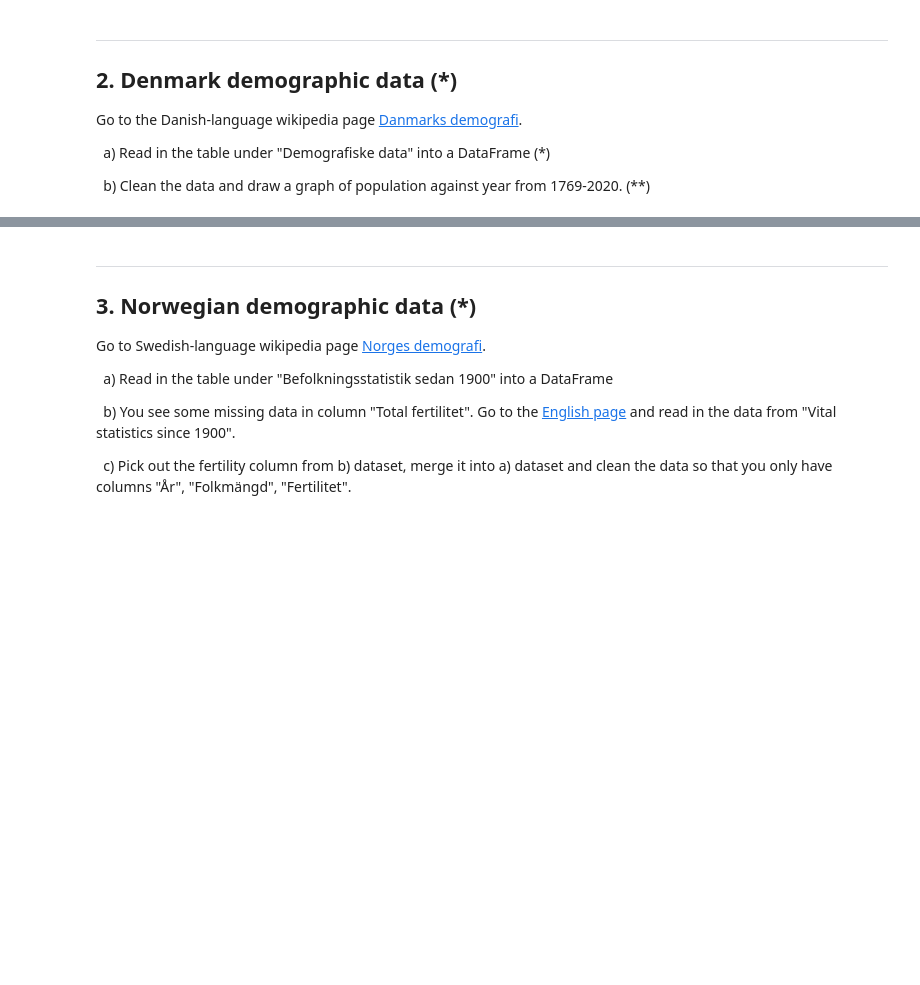
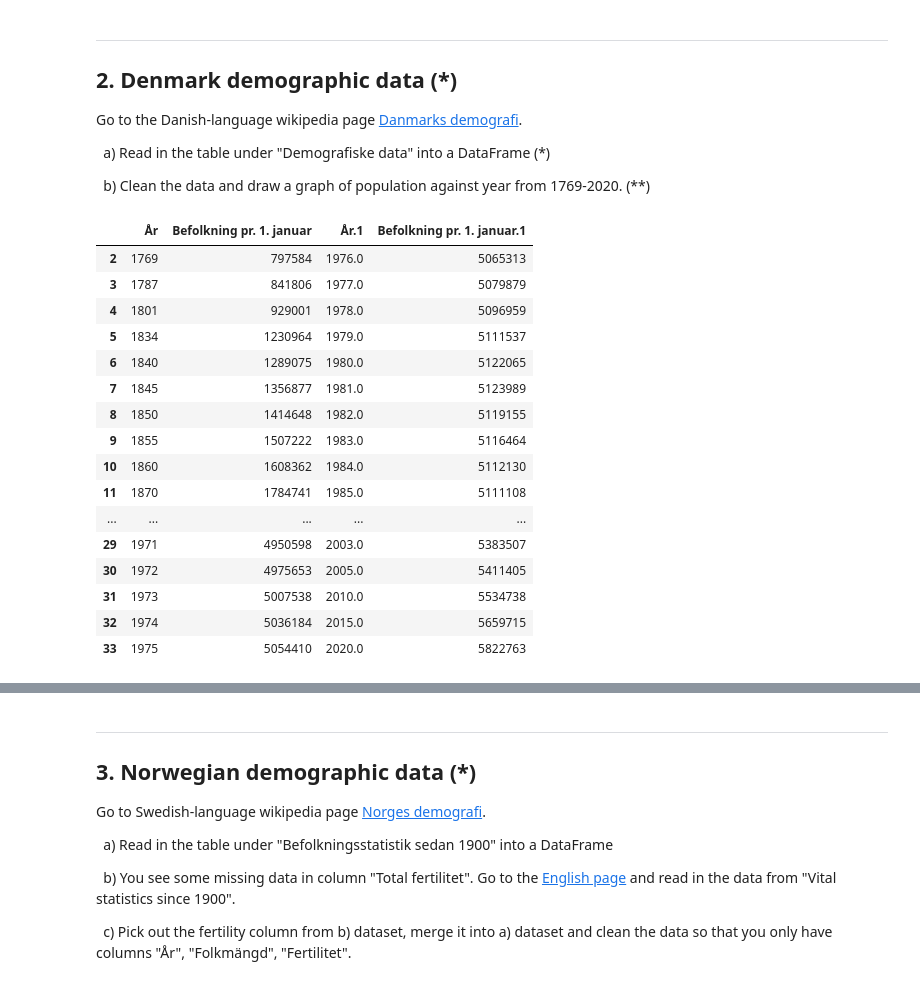
Before and after one commit to yuna-liu/Databehandling-Yuna-Liu, a Jupyter notebook: Exercises/E02_merging.ipynb, the cells around one changed output, grey strips where cells are left out. Cells and saved outputs as stored; diff of their text form; code cells hidden in the pictures; blank space fills up the shorter version.

Commit message:
data use comma and point as thousands seperator

```diff
--- a/Exercises/E02_merging.ipynb
+++ b/Exercises/E02_merging.ipynb
@@ -229,3 +229,25 @@ Go to the Danish-language wikipedia page [Danmarks demografi](https://da.wikiped
 &nbsp; a) Read in the table under "Demografiske data" into a DataFrame (*)
 
 &nbsp; b) Clean the data and draw a graph of population against year from 1769-2020. (**)
+# %%
+table = pd.read_html("https://da.wikipedia.org/wiki/Danmarks_demografi", match="År", thousands="." )[0]
+table = table.iloc[2:]
+table
+# %% [output]
+|  | År | Befolkning pr. 1. januar | År.1 | Befolkning pr. 1. januar.1 |
+| 2 | 1769 | 797584 | 1976.0 | 5065313 |
+| 3 | 1787 | 841806 | 1977.0 | 5079879 |
+| 4 | 1801 | 929001 | 1978.0 | 5096959 |
+| 5 | 1834 | 1230964 | 1979.0 | 5111537 |
+| 6 | 1840 | 1289075 | 1980.0 | 5122065 |
+| 7 | 1845 | 1356877 | 1981.0 | 5123989 |
+| 8 | 1850 | 1414648 | 1982.0 | 5119155 |
+| 9 | 1855 | 1507222 | 1983.0 | 5116464 |
+| 10 | 1860 | 1608362 | 1984.0 | 5112130 |
+| 11 | 1870 | 1784741 | 1985.0 | 5111108 |
+| ... | ... | ... | ... | ... |
+| 29 | 1971 | 4950598 | 2003.0 | 5383507 |
+| 30 | 1972 | 4975653 | 2005.0 | 5411405 |
+| 31 | 1973 | 5007538 | 2010.0 | 5534738 |
+| 32 | 1974 | 5036184 | 2015.0 | 5659715 |
+| 33 | 1975 | 5054410 | 2020.0 | 5822763 |
```
Also changed, not shown: parts of 6 cells of this notebook.
